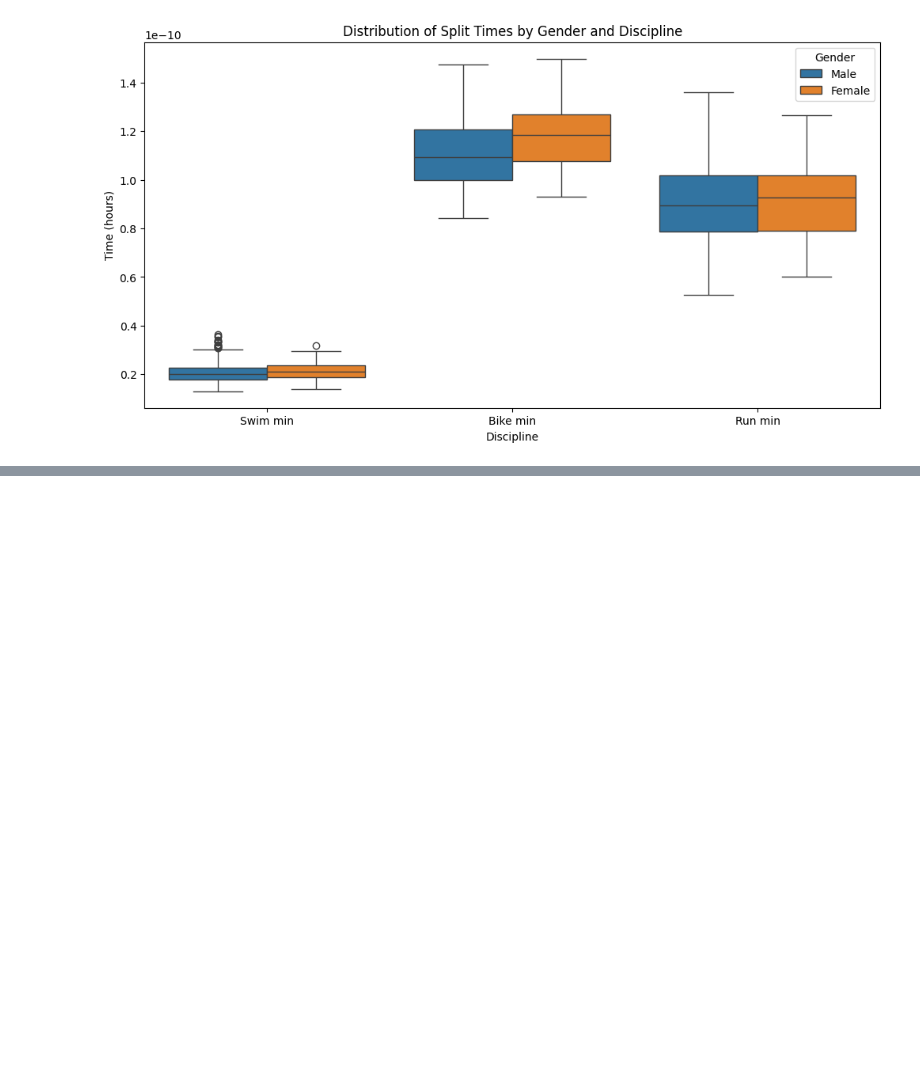
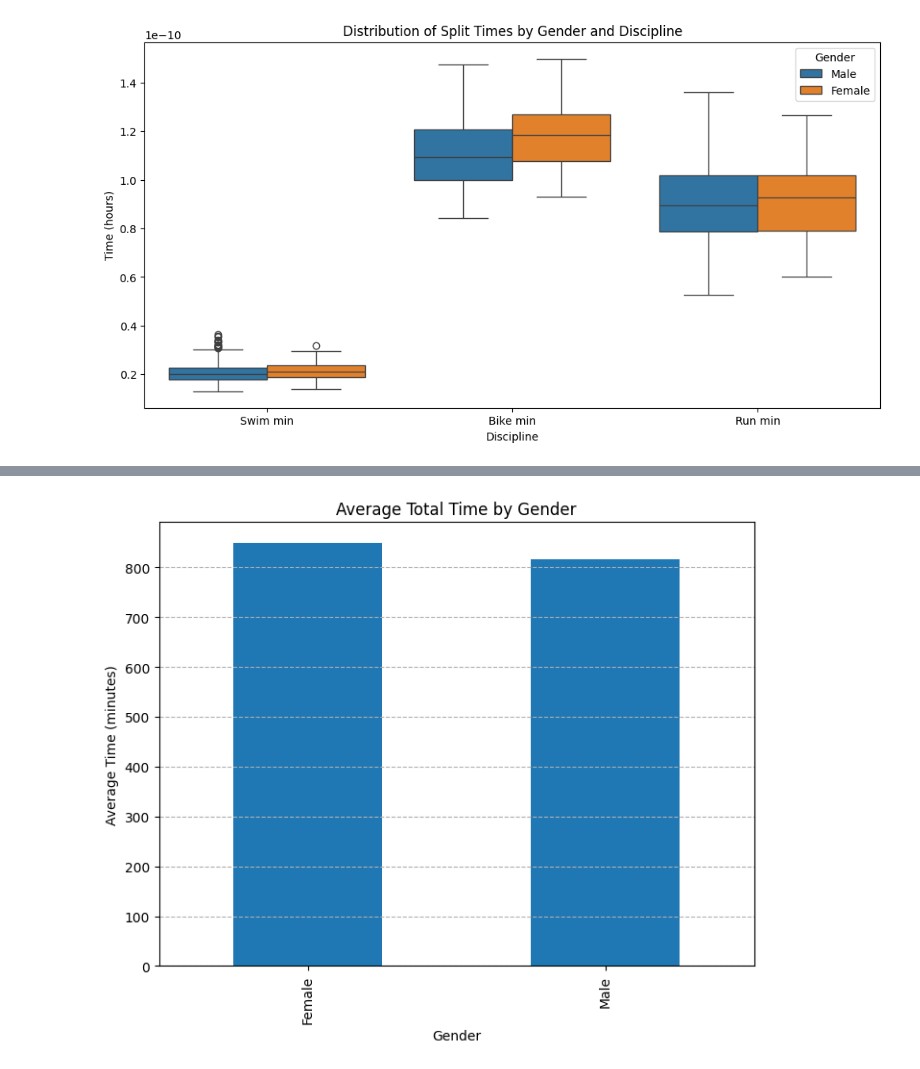
Before and after one commit to Amadeus415/analytics, a Jupyter notebook: Ironman_analysis/ironman.ipynb, the cells around one changed output, grey strips where cells are left out. Drawn from its saved outputs; the diff is of its cells as text; code cells hidden in the pictures; blank space fills up the shorter version.

```diff
--- a/Ironman_analysis/ironman.ipynb
+++ b/Ironman_analysis/ironman.ipynb
@@ -61,0 +121,15 @@ plt.show()
+# %%
+
+# Group by gender and calculate the average total time in minutes
+average_time_by_gender = df.groupby('Gender')['Total min'].mean()
+
+# Plot the comparison of average times by gender
+plt.figure(figsize=(8, 6))
+average_time_by_gender.plot(kind='bar')
+plt.title('Average Total Time by Gender')
+plt.xlabel('Gender')
+plt.ylabel('Average Time (minutes)')
+plt.grid(axis='y', linestyle='--')
+plt.show()
+# %% [output]
+[figure, added]
```
Also changed, not shown: parts of 5 cells of this notebook.
